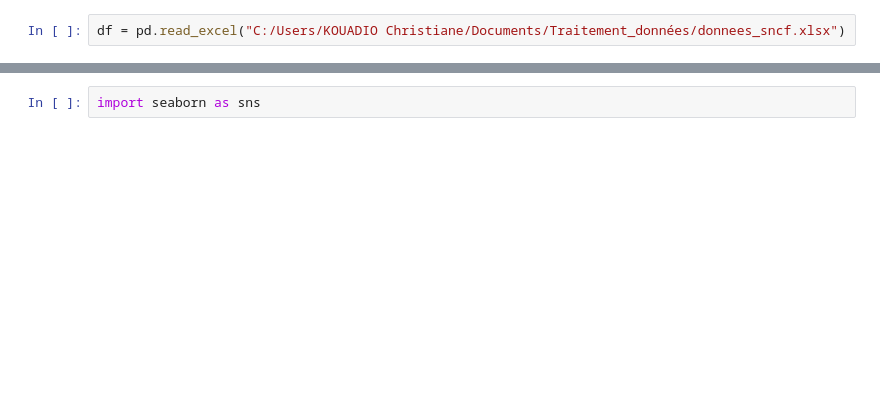
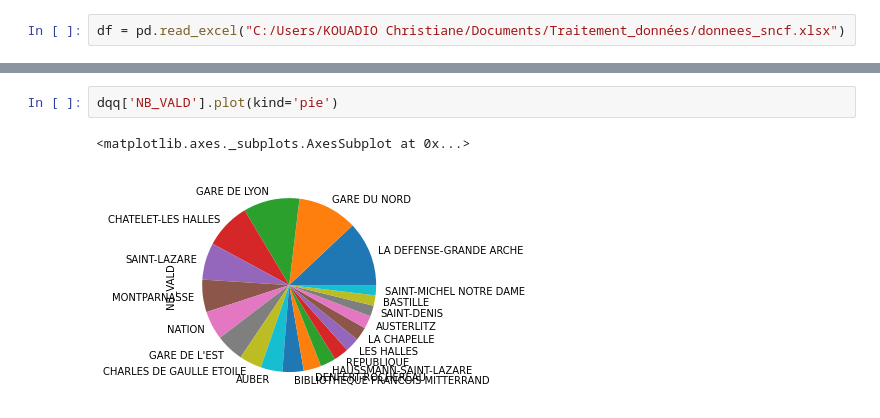
Before and after one commit to ChristiiK/AppliDataSncf, a Jupyter notebook: ApplicationSncf_vf.ipynb, the cells around one changed output, grey strips where cells are left out. Cells and saved outputs as stored; diff of their text form; blank space fills up the shorter version.

```diff
--- a/ApplicationSncf_vf.ipynb
+++ b/ApplicationSncf_vf.ipynb
@@ -65,2 +115,5 @@ dQ1.plot.scatter(x='LIBELLE_ARRET', y='NB_VALD')
-# %%
-import seaborn as sns
+# %%
+dqq['NB_VALD'].plot(kind='pie')
+# %% [output]
+<matplotlib.axes._subplots.AxesSubplot at 0x...>
+[figure, added]
```
Also changed, not shown: parts of 18 cells of this notebook.
